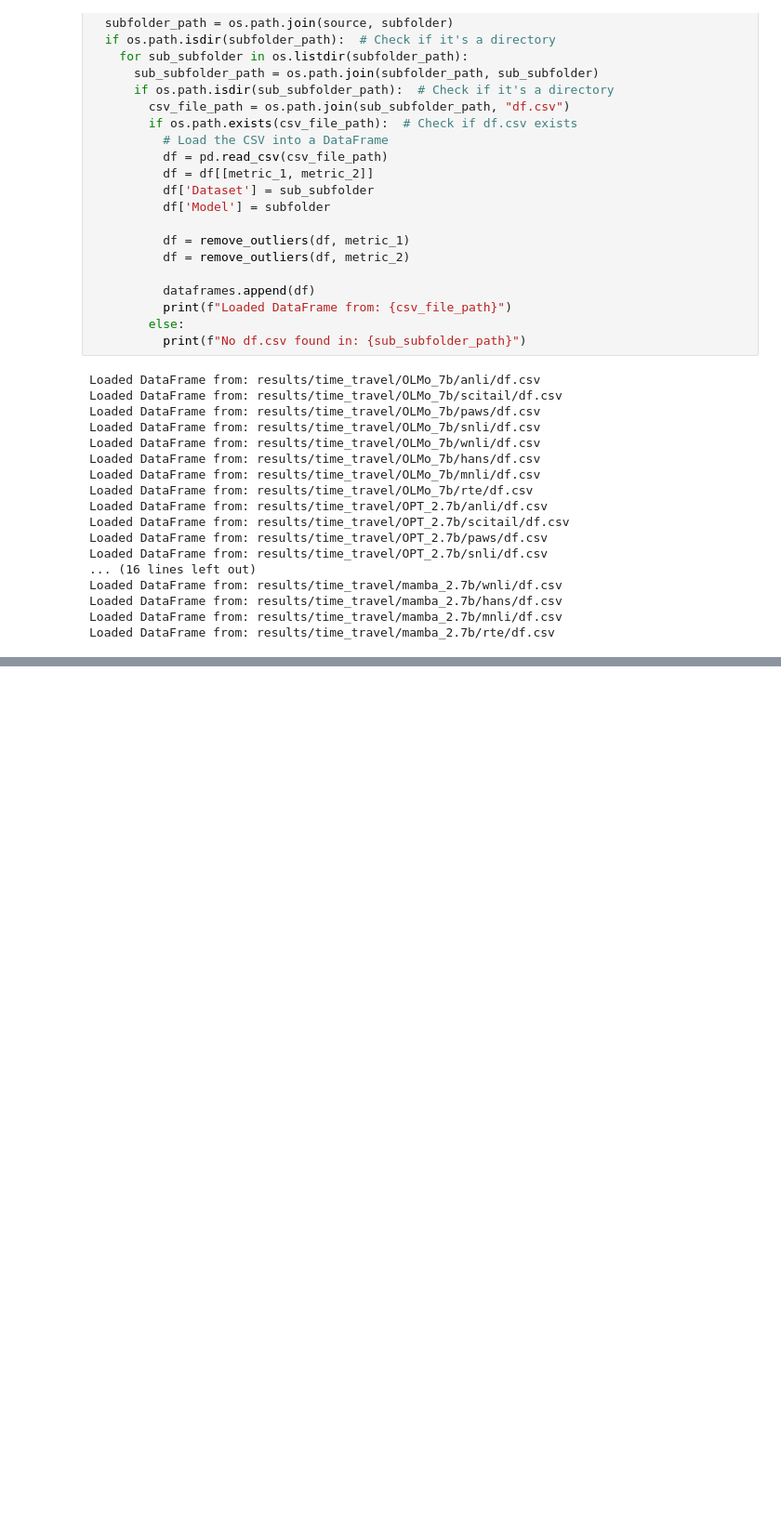
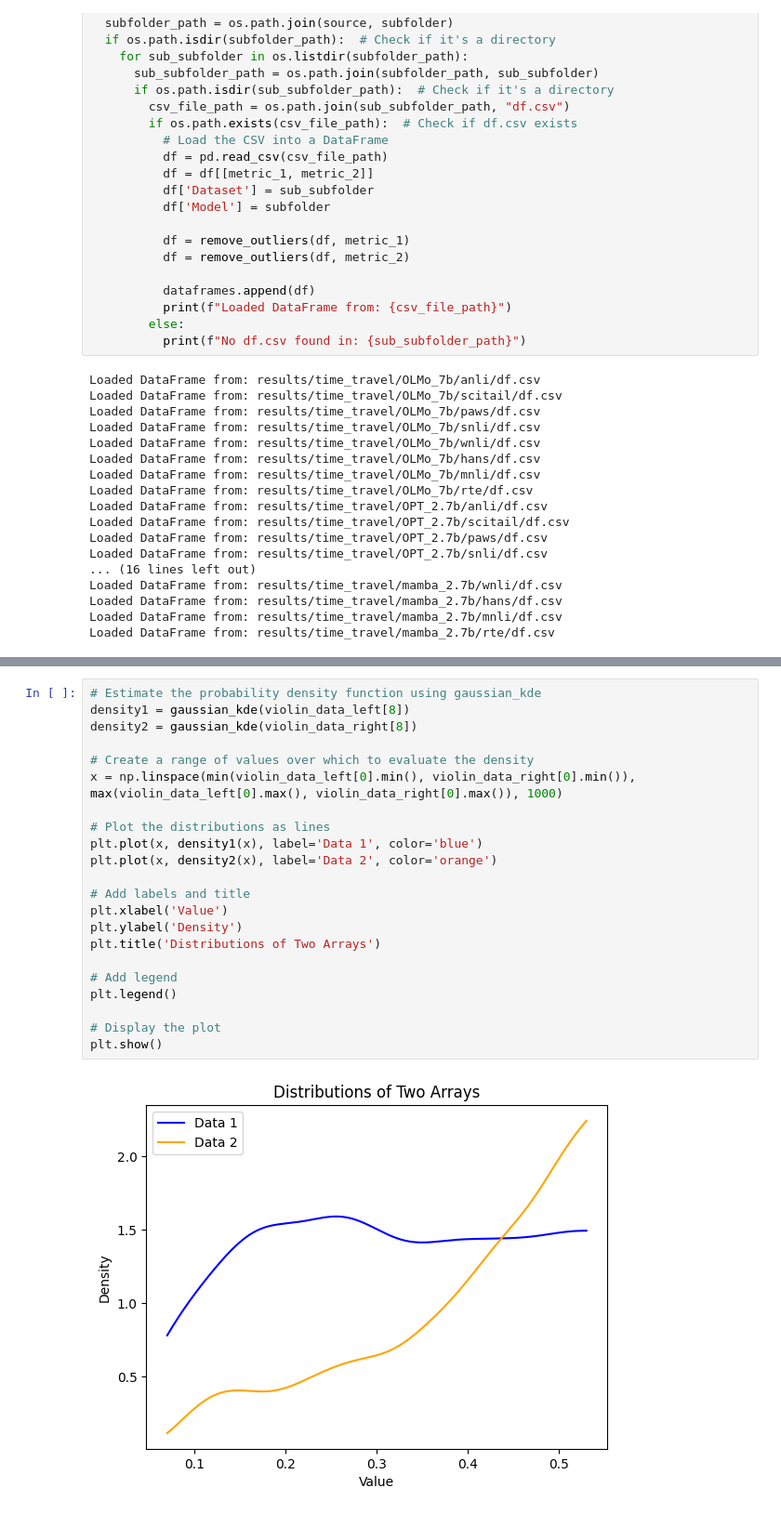
Before and after one commit to ilboglions/DL2024, a Jupyter notebook: notebooks/time_travel.ipynb, the cells around one changed output, grey strips where cells are left out. Shown at 93% size. Saved outputs shown, nothing was run; the diff lists cells and outputs as text; blank space fills up the shorter version.

```diff
--- a/notebooks/time_travel.ipynb
+++ b/notebooks/time_travel.ipynb
@@ -136,0 +202,24 @@ plt.show()
+# %%
+# Estimate the probability density function using gaussian_kde
+density1 = gaussian_kde(violin_data_left[8])
+density2 = gaussian_kde(violin_data_right[8])
+
+# Create a range of values over which to evaluate the density
+x = np.linspace(min(violin_data_left[0].min(), violin_data_right[0].min()), max(violin_data_left[0].max(), violin_data_right[0].max()), 1000)
+
+# Plot the distributions as lines
+plt.plot(x, density1(x), label='Data 1', color='blue')
+plt.plot(x, density2(x), label='Data 2', color='orange')
+
+# Add labels and title
+plt.xlabel('Value')
+plt.ylabel('Density')
+plt.title('Distributions of Two Arrays')
+
+# Add legend
+plt.legend()
+
+# Display the plot
+plt.show()
+# %% [output]
+[figure, added]
```
Also changed, not shown: parts of 4 cells of this notebook.
